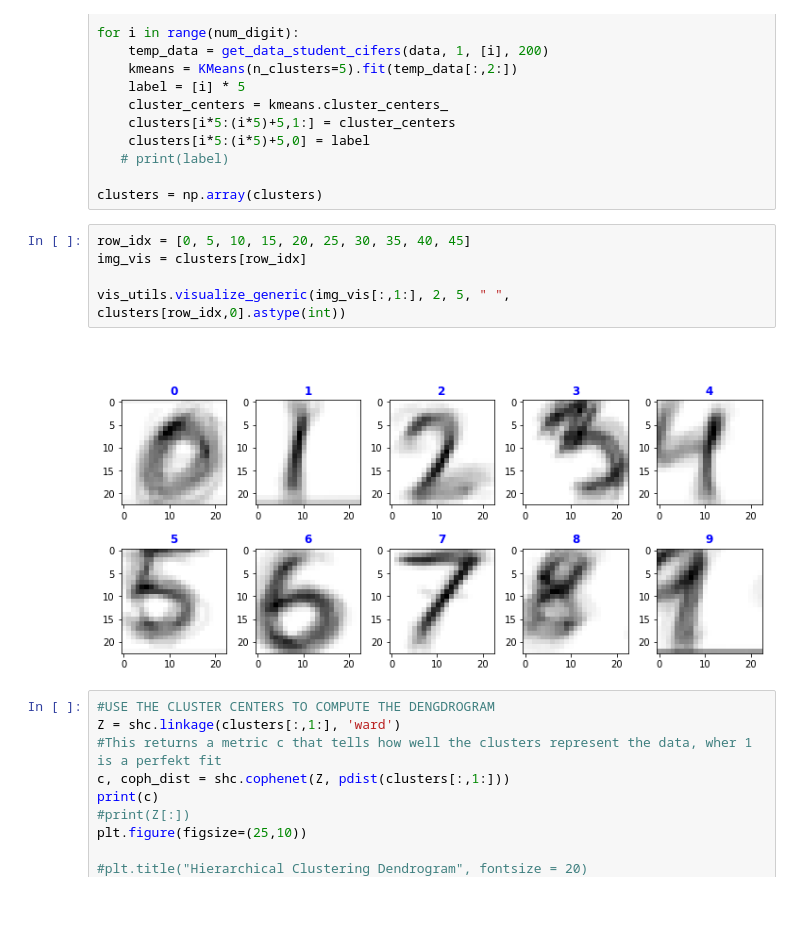
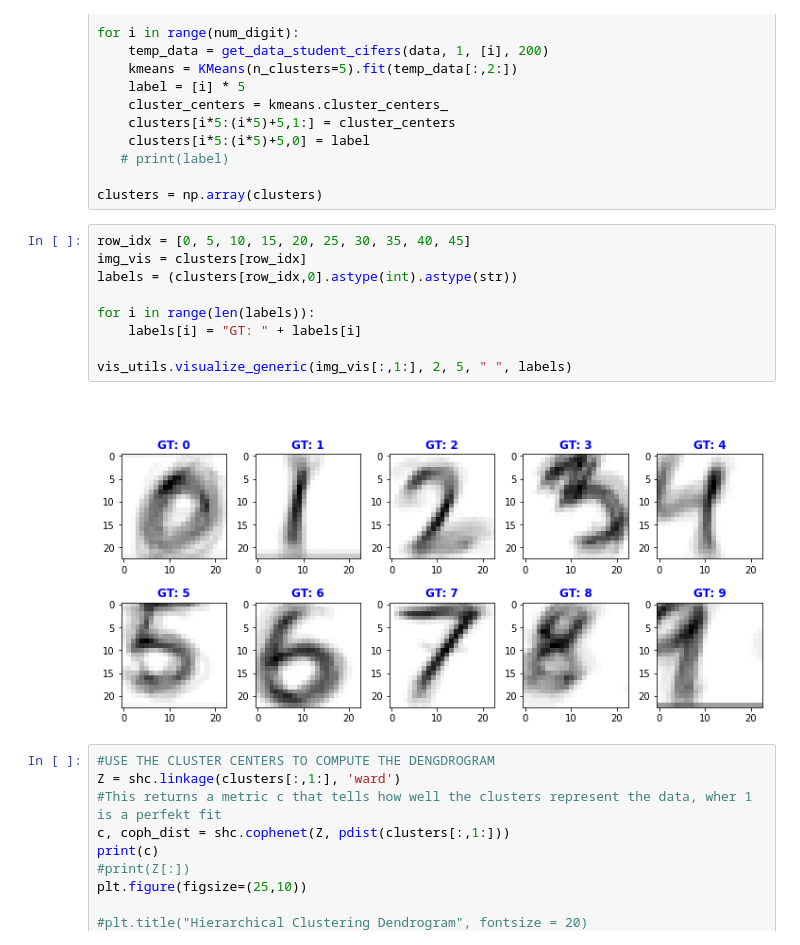
Before and after one commit to vmstavens/sm_pca, a Jupyter notebook: clustering/ex2.ipynb, the cells around one changed output. Cells and saved outputs as stored; diff of their text form; blank space fills up the shorter version.

```diff
--- a/clustering/ex2.ipynb
+++ b/clustering/ex2.ipynb
@@ -135,10 +135,14 @@ clusters = np.array(clusters)
 # %%
 row_idx = [0, 5, 10, 15, 20, 25, 30, 35, 40, 45]
 img_vis = clusters[row_idx]
+labels = (clusters[row_idx,0].astype(int).astype(str))
 
-vis_utils.visualize_generic(img_vis[:,1:], 2, 5, " ", clusters[row_idx,0].astype(int))
+for i in range(len(labels)):
+    labels[i] = "GT: " + labels[i]
+
+vis_utils.visualize_generic(img_vis[:,1:], 2, 5, " ", labels)
 # %% [output]
-[figure, old version]
+[figure, new version]
 # %%
 #USE THE CLUSTER CENTERS TO COMPUTE THE DENGDROGRAM
 Z = shc.linkage(clusters[:,1:], 'ward')
```
Also changed, not shown: 3 other files.
